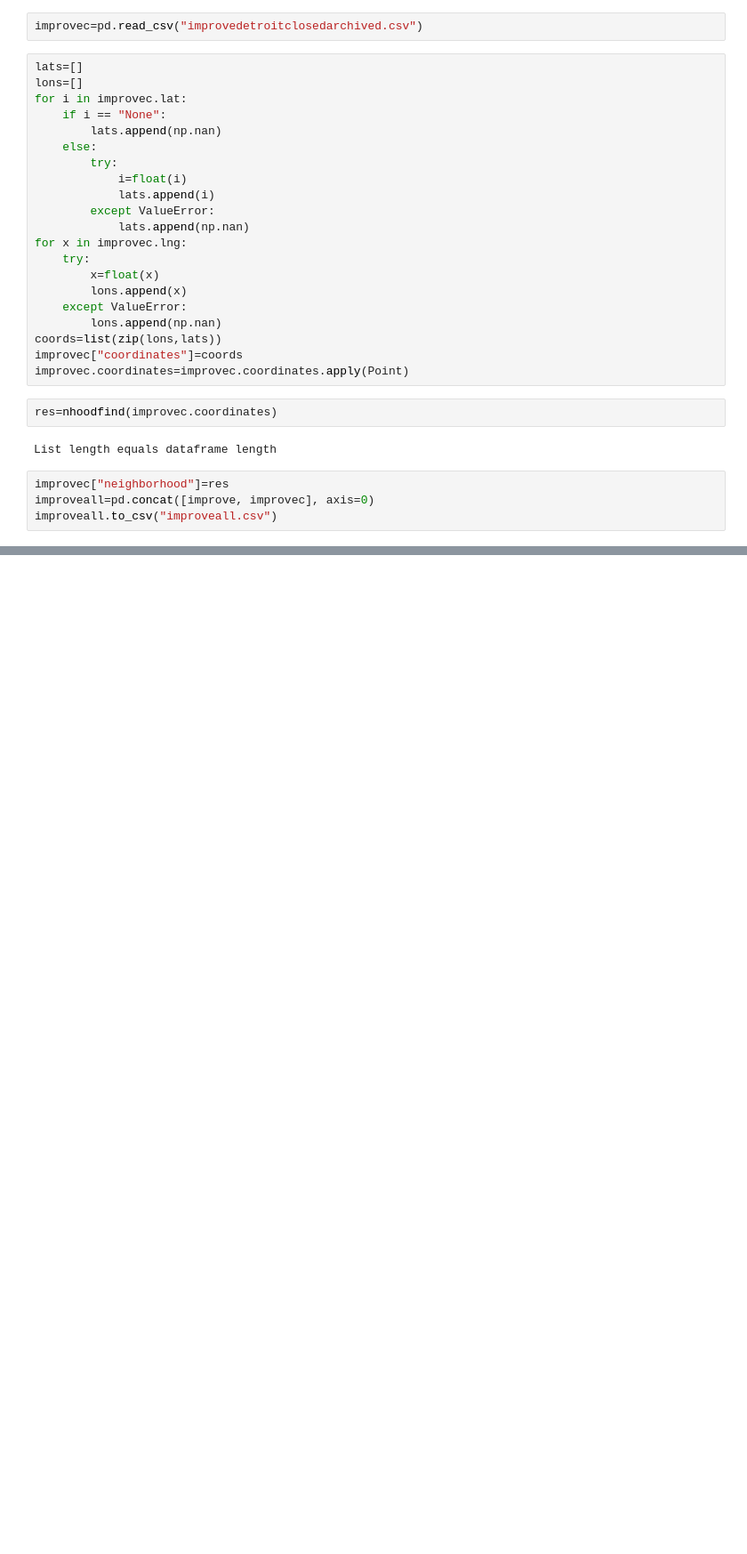
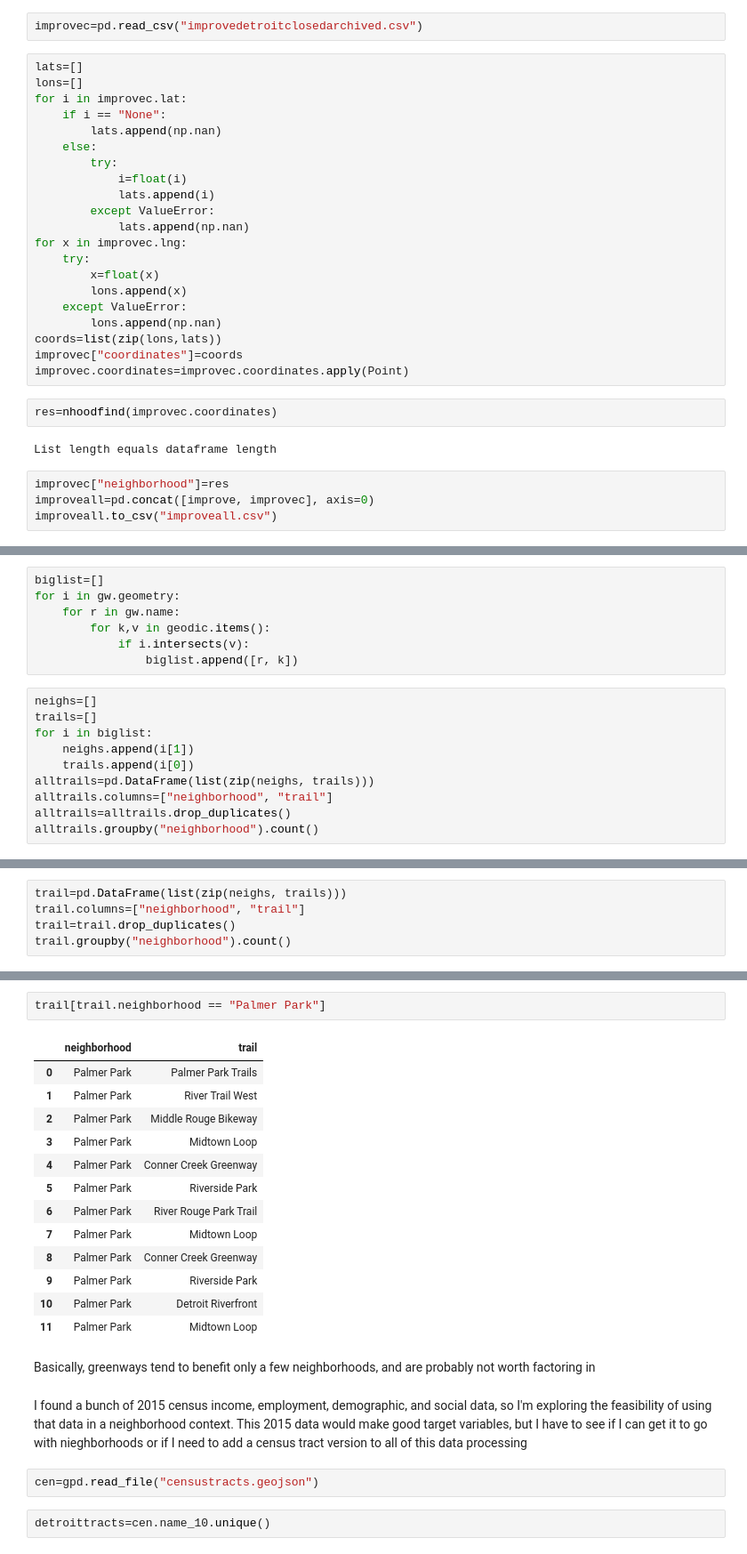
Before and after one commit to nss2108/Detroit-Capstone, a Jupyter notebook: Data Cleaning notebook.ipynb, the cells around one changed output, grey strips where cells are left out. Shown at 89% size. Saved outputs shown, nothing was run; the diff lists cells and outputs as text; blank space fills up the shorter version.

```diff
--- a/Data Cleaning notebook.ipynb
+++ b/Data Cleaning notebook.ipynb
@@ -626,0 +742,17 @@ improveall.to_csv("improveall.csv")
+# %%
+biglist=[]
+for i in gw.geometry:
+    for r in gw.name:
+        for k,v in geodic.items():
+            if i.intersects(v):
+                biglist.append([r, k])
+# %%
+neighs=[]
+trails=[]
+for i in biglist:
+    neighs.append(i[1])
+    trails.append(i[0])
+alltrails=pd.DataFrame(list(zip(neighs, trails)))
+alltrails.columns=["neighborhood", "trail"]
+alltrails=alltrails.drop_duplicates()
+alltrails.groupby("neighborhood").count()
@@ -626,0 +779,5 @@ improveall.to_csv("improveall.csv")
+# %%
+trail=pd.DataFrame(list(zip(neighs, trails)))
+trail.columns=["neighborhood", "trail"]
+trail=trail.drop_duplicates()
+trail.groupby("neighborhood").count()
@@ -626,0 +794,24 @@ improveall.to_csv("improveall.csv")
+# %%
+trail[trail.neighborhood == "Palmer Park"]
+# %% [output]
+|  | neighborhood | trail |
+| 0 | Palmer Park | Palmer Park Trails |
+| 1 | Palmer Park | River Trail West |
+| 2 | Palmer Park | Middle Rouge Bikeway |
+| 3 | Palmer Park | Midtown Loop |
+| 4 | Palmer Park | Conner Creek Greenway |
+| 5 | Palmer Park | Riverside Park |
+| 6 | Palmer Park | River Rouge Park Trail |
+| 7 | Palmer Park | Midtown Loop |
+| 8 | Palmer Park | Conner Creek Greenway |
+| 9 | Palmer Park | Riverside Park |
+| 10 | Palmer Park | Detroit Riverfront |
+| 11 | Palmer Park | Midtown Loop |
+# %% [markdown]
+Basically, greenways tend to benefit only a few neighborhoods, and are probably not worth factoring in
+# %% [markdown]
+I found a bunch of 2015 census income, employment, demographic, and social data, so I'm exploring the feasibility of using that data in a neighborhood context. This 2015 data would make good target variables, but I have to see if I can get it to go with nieghborhoods or if I need to add a census tract version to all of this data processing
+# %%
+cen=gpd.read_file("censustracts.geojson")
+# %%
+detroittracts=cen.name_10.unique()
```
Also changed, not shown: parts of 70 cells of this notebook, 1 other file.
